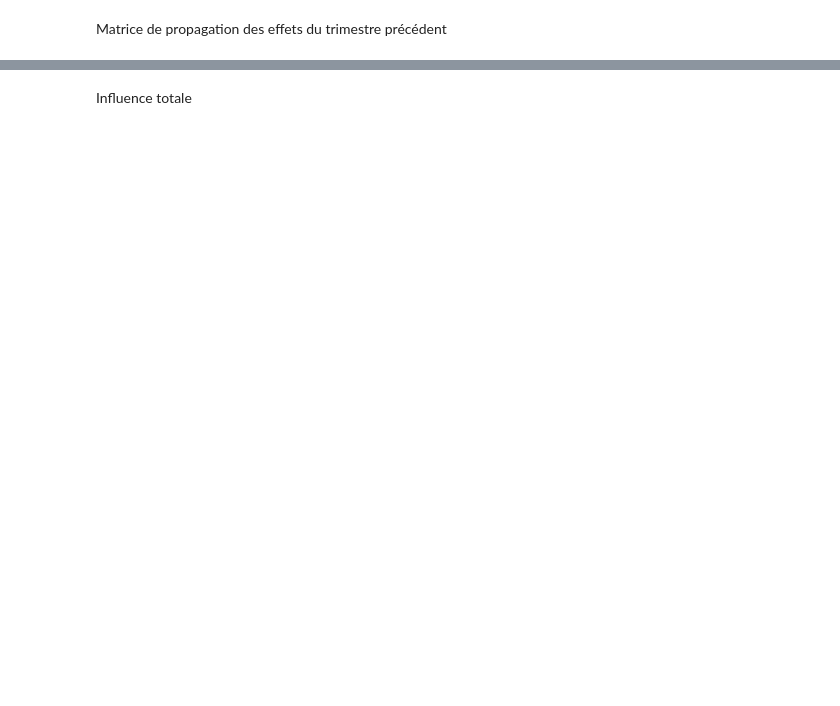
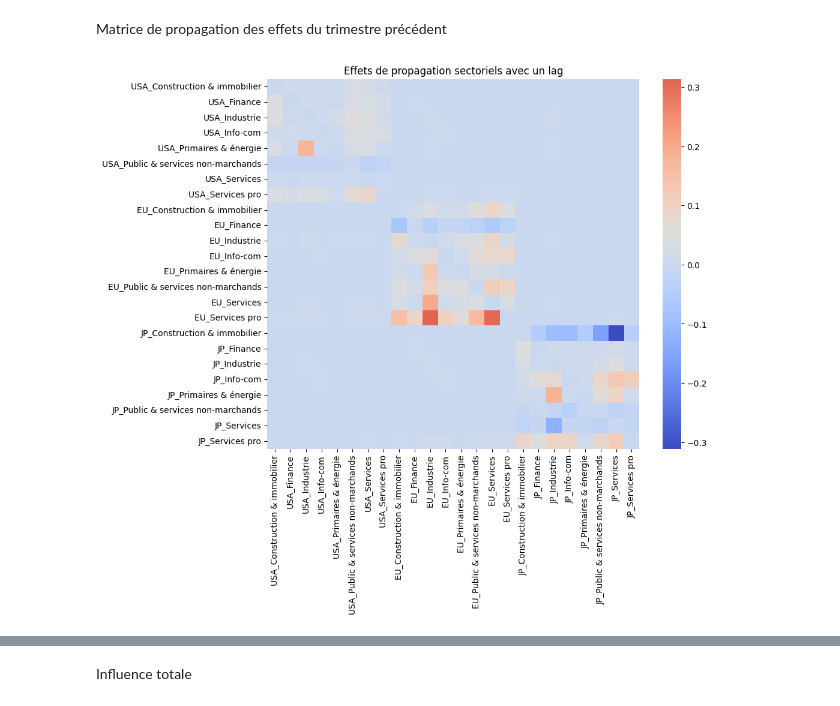
Before and after one commit to Celeste2405/PFE-CLIMATE-STRESS-TESTING-BANKING-PORTFOLIO, a Jupyter notebook: gvar_global.ipynb, the cells around one changed output, grey strips where cells are left out. Saved outputs shown, nothing was run; the diff lists cells and outputs as text; code cells hidden in the pictures; blank space fills up the shorter version.

Commit message:
decomposition sectorielle des X

```diff
--- a/gvar_global.ipynb
+++ b/gvar_global.ipynb
@@ -1399,8 +1418,10 @@ plt.show()
 # %% [markdown]
 Matrice de propagation des effets du trimestre précédent
 # %%
-sector_lag_effects = Lambda1 @ W_global
+sector_lag1_effects = Lambda1 @ W_global
 plt.figure(figsize=(10,8))
-sns.heatmap(sector_lag_effects, cmap="coolwarm", center=0.05)
+sns.heatmap(sector_lag1_effects, cmap="coolwarm", center=0.05)
 plt.title("Effets de propagation sectoriels avec un lag")
 plt.show()
+# %% [output]
+[figure, added]
```
Also changed, not shown: parts of 20 cells of this notebook, 3 other files.
